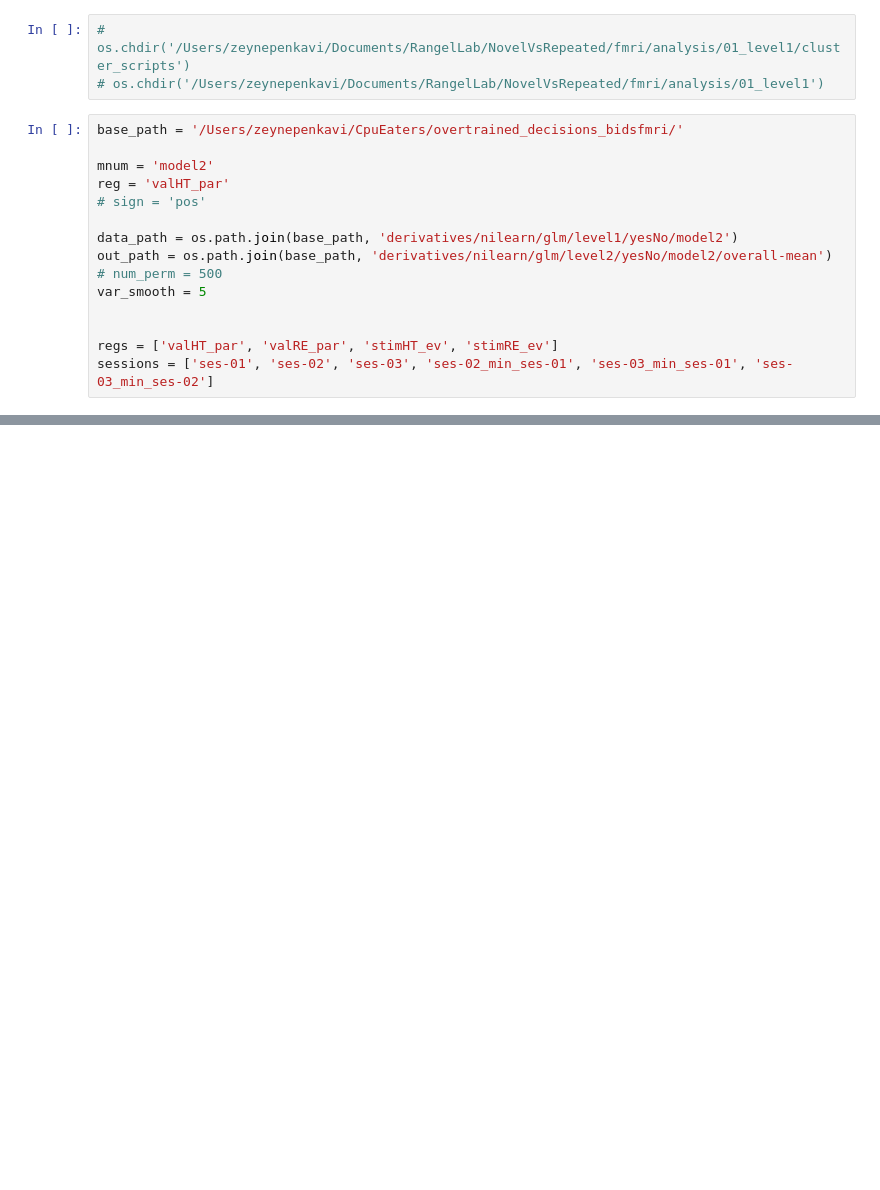
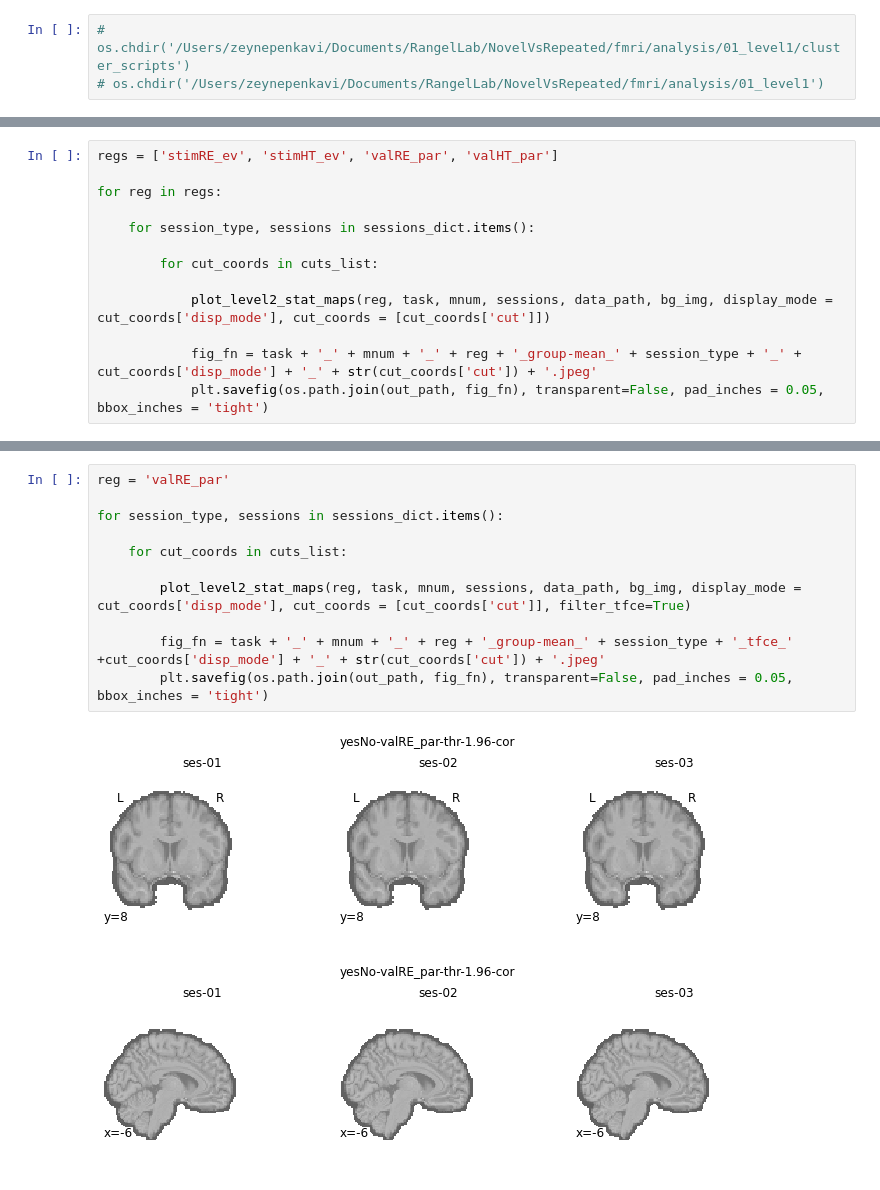
Before and after one commit to zenkavi/NovelVsRepeated, a Jupyter notebook: fmri/sandbox.ipynb, the cells around one changed output, grey strips where cells are left out. Drawn from its saved outputs; the diff is of its cells as text; blank space fills up the shorter version.

Commit message:
made level 2 figures

```diff
--- a/fmri/sandbox.ipynb
+++ b/fmri/sandbox.ipynb
@@ -13,18 +11,3 @@ from nilearn.plotting import plot_stat_map
 # %%
 # os.chdir('/Users/zeynepenkavi/Documents/RangelLab/NovelVsRepeated/fmri/analysis/01_level1/cluster_scripts')
 # os.chdir('/Users/zeynepenkavi/Documents/RangelLab/NovelVsRepeated/fmri/analysis/01_level1')
-# %%
-base_path = '/Users/zeynepenkavi/CpuEaters/overtrained_decisions_bidsfmri/'
-
-mnum = 'model2'
-reg = 'valHT_par'
-# sign = 'pos'
-
-data_path = os.path.join(base_path, 'derivatives/nilearn/glm/level1/yesNo/model2')
-out_path = os.path.join(base_path, 'derivatives/nilearn/glm/level2/yesNo/model2/overall-mean')
-# num_perm = 500
-var_smooth = 5
-
-
-regs = ['valHT_par', 'valRE_par', 'stimHT_ev', 'stimRE_ev']
-sessions = ['ses-01', 'ses-02', 'ses-03', 'ses-02_min_ses-01', 'ses-03_min_ses-01', 'ses-03_min_ses-02']
@@ -82,0 +74,13 @@ Saving uncorrected tmap for stimRE_ev_model2_ses-03_min_ses-02
+# %%
+regs = ['stimRE_ev', 'stimHT_ev', 'valRE_par', 'valHT_par']
+
+for reg in regs:
+
+    for session_type, sessions in sessions_dict.items():
+
+        for cut_coords in cuts_list:
+
+            plot_level2_stat_maps(reg, task, mnum, sessions, data_path, bg_img, display_mode = cut_coords['disp_mode'], cut_coords = [cut_coords['cut']])
+
+            fig_fn = task + '_' + mnum + '_' + reg + '_group-mean_' + session_type + '_' + cut_coords['disp_mode'] + '_' + str(cut_coords['cut']) + '.jpeg'
+            plt.savefig(os.path.join(out_path, fig_fn), transparent=False, pad_inches = 0.05, bbox_inches = 'tight')
@@ -82,0 +110,14 @@ Saving uncorrected tmap for stimRE_ev_model2_ses-03_min_ses-02
+# %%
+reg = 'valRE_par'
+
+for session_type, sessions in sessions_dict.items():
+
+    for cut_coords in cuts_list:
+
+        plot_level2_stat_maps(reg, task, mnum, sessions, data_path, bg_img, display_mode = cut_coords['disp_mode'], cut_coords = [cut_coords['cut']], filter_tfce=True)
+
+        fig_fn = task + '_' + mnum + '_' + reg + '_group-mean_' + session_type + '_tfce_' +cut_coords['disp_mode'] + '_' + str(cut_coords['cut']) + '.jpeg'
+        plt.savefig(os.path.join(out_path, fig_fn), transparent=False, pad_inches = 0.05, bbox_inches = 'tight')
+# %% [output]
+[figure, added]
+[figure, added]
```
Also changed, not shown: parts of 12 cells of this notebook, 51 other files.
